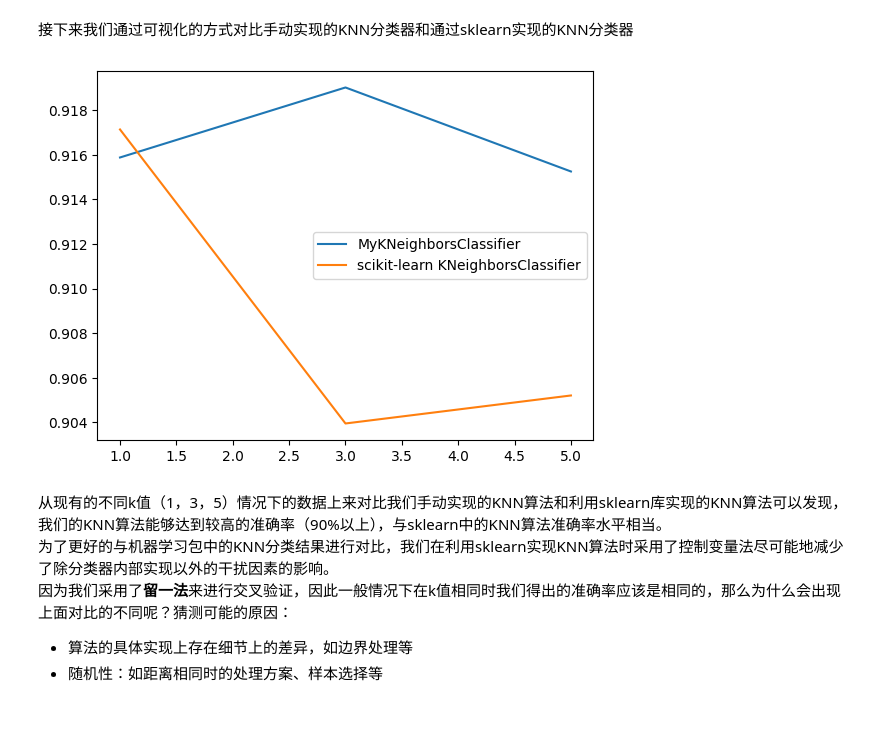
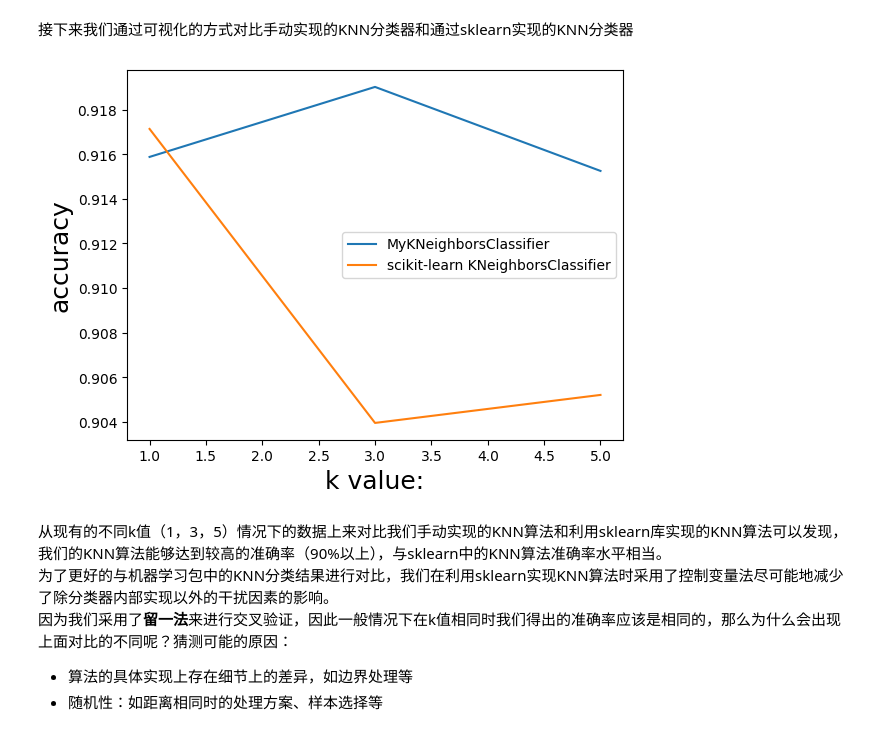
Before and after one commit to Yuzhao-P/Machine-Learning, a Jupyter notebook: Lab1/Lab1_KNN.ipynb, the cells around one changed output. Cells and saved outputs as stored; diff of their text form; code cells hidden in the pictures.

```diff
--- a/Lab1/Lab1_KNN.ipynb
+++ b/Lab1/Lab1_KNN.ipynb
@@ -251,12 +260,14 @@ k=5时，scikit-learn训练手写体识别的准确率为：0.9052102950408035
 # %%
 myKNNAccRates = [myAccRate1, myAccRate3, myAccRate5]
 skKNNAccRates = [skAccRate1, skAccRate3, skAccRate5]
+plt.xlabel('k value:',fontsize=18)
+plt.ylabel('accuracy',fontsize=18)
 plt.plot([1,3,5], myKNNAccRates, label='MyKNeighborsClassifier')
 plt.plot([1,3,5], skKNNAccRates, label='scikit-learn KNeighborsClassifier')
 plt.legend()
 plt.show()
 # %% [output]
-[figure, old version]
+[figure, new version]
 # %% [markdown]
 从现有的不同k值（1，3，5）情况下的数据上来对比我们手动实现的KNN算法和利用sklearn库实现的KNN算法可以发现，我们的KNN算法能够达到较高的准确率（90%以上），与sklearn中的KNN算法准确率水平相当。
 为了更好的与机器学习包中的KNN分类结果进行对比，我们在利用sklearn实现KNN算法时采用了控制变量法尽可能地减少了除分类器内部实现以外的干扰因素的影响。
```
Also changed, not shown: parts of 21 cells of this notebook.
